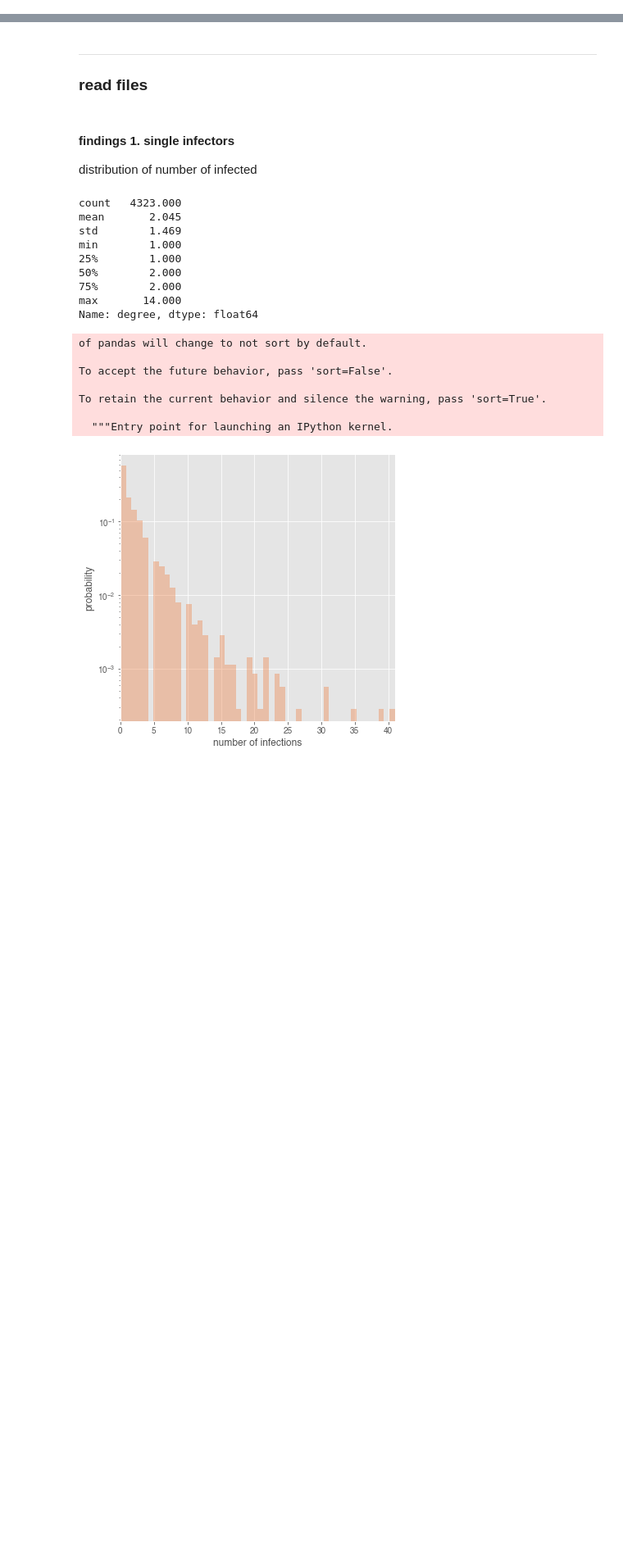
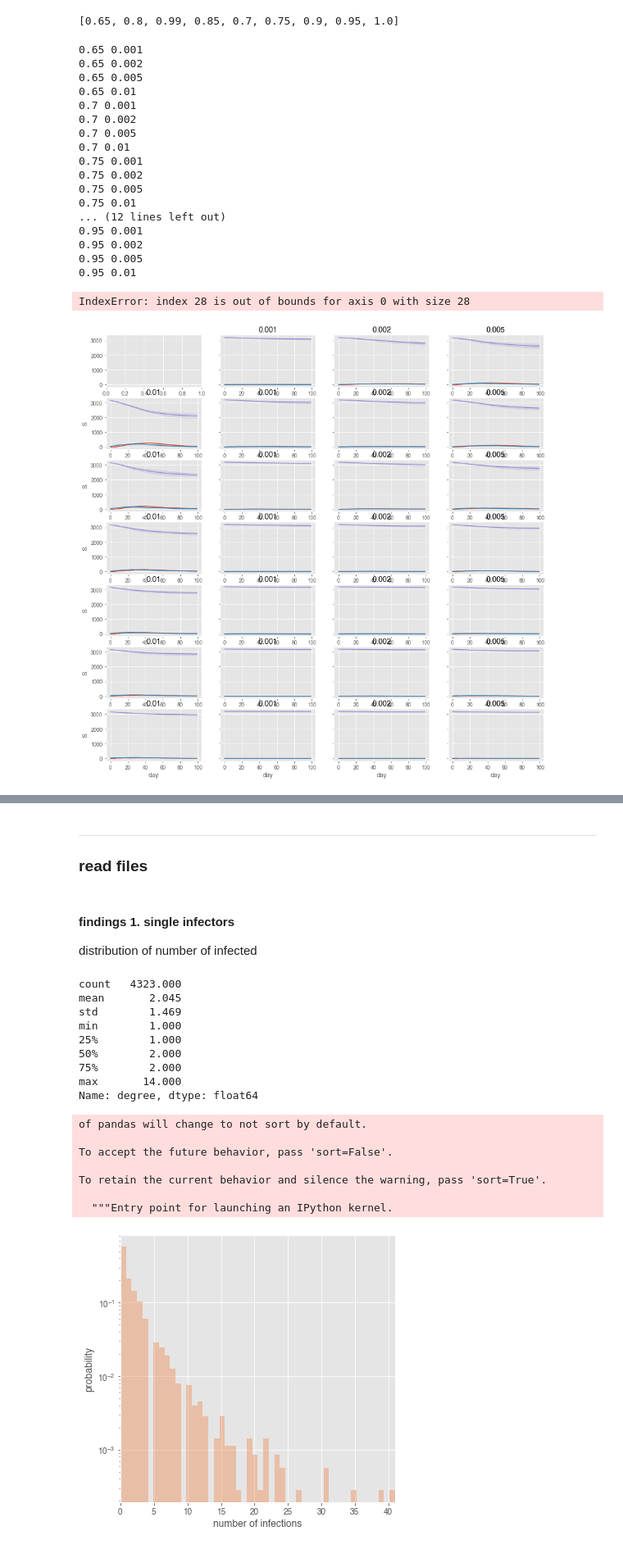
Before and after one commit to RafalKucharskiPK/ExMAS, a Jupyter notebook: ExMAS/spinoffs/corona_plots.ipynb, the cells around one changed output, grey strips where cells are left out. Shown at 82% size. Saved outputs shown, nothing was run; the diff lists cells and outputs as text; code cells hidden in the pictures; blank space fills up the shorter version.

```diff
--- a/ExMAS/spinoffs/corona_plots.ipynb
+++ b/ExMAS/spinoffs/corona_plots.ipynb
@@ -26,2 +144,46 @@ colors = sns.color_palette("muted")
+# %%
+list(evolutions['p'].unique())
+# %% [output]
+[0.65, 0.8, 0.99, 0.85, 0.7, 0.75, 0.9, 0.95, 1.0]
+# %%
+plt.rcParams['figure.figsize'] = [15, 15]
+fig, axes = plt.subplots(7,4, sharey =True)
+axes = axes.flatten()
+evolutions = evolutions[evolutions.day<100]
+i = -1
+for p in [0.65, 0.7, 0.75,  0.8,  0.85, 0.9, 0.95]:
+    for share in [0.001,0.002,0.005,0.01]:
+        i+=1
+        print(p, share)
+        df = evolutions[(evolutions.init == share) & (evolutions.p == p)]
+        sns.lineplot(x = 'day', y = 'Q', data = df, ax = axes[i], label = 'Q' if i == 0 else None)
+        sns.lineplot(x = 'day', y = 'I', data = df, ax = axes[i], label = "I" if i == 0 else None)
+        sns.lineplot(x = 'day', y = 'S', data = df, ax = axes[i], label = "S" if i == 0 else None)
+        axes[i].set_title(share)
+
+#axes[-1].set_title(0.2)
+#sns.lineplot(x = 'day', y = 'Q', data = nowe, ax = axes[-1], label = 'Q' if i == 0 else None)
+#sns.lineplot(x = 'day', y = 'I', data = nowe, ax = axes[-1], label = "I" if i == 0 else None)
+fig.tight_layout()
+# %% [output]
+0.65 0.001
+0.65 0.002
+0.65 0.005
+0.65 0.01
+0.7 0.001
+0.7 0.002
+0.7 0.005
+0.7 0.01
+0.75 0.001
+0.75 0.002
+0.75 0.005
+0.75 0.01
+... (12 lines left out)
+0.95 0.001
+0.95 0.002
+0.95 0.005
+0.95 0.01
+IndexError: index 28 is out of bounds for axis 0 with size 28
+[figure, added]
 # %%
 df = pd.read_csv("../data/corona/population_nP-160.0_init-0.025_p-0.8_quarantine-6_recovery-7_repl-51263.csv")
```
Also changed, not shown: parts of 15 cells of this notebook, 3 other files.
